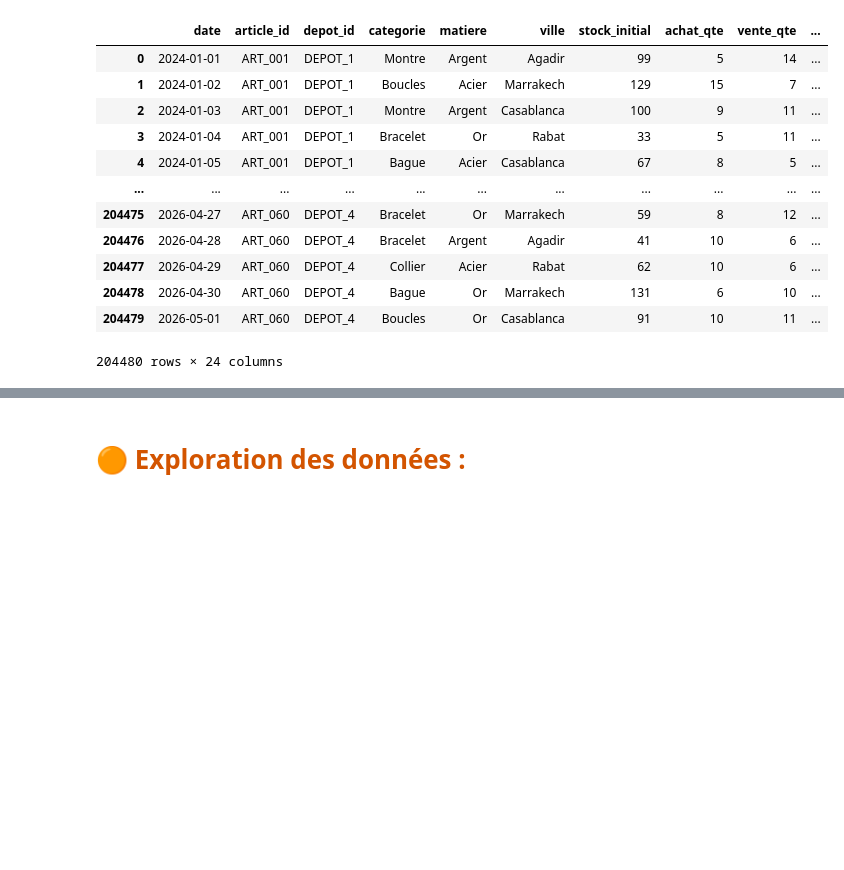
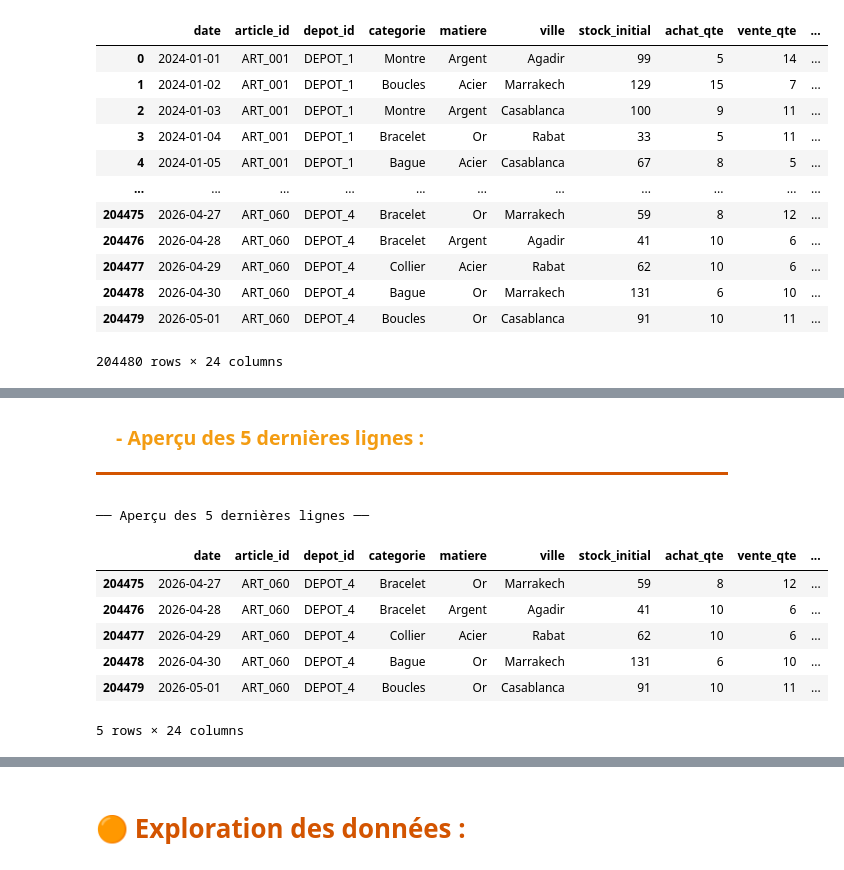
Before and after one commit to salmaIKSOD/Intelligent-Stock-Optimization-Platform, a Jupyter notebook: Notebooks/Stock.ipynb, the cells around one changed output, grey strips where cells are left out. Saved outputs shown, nothing was run; the diff lists cells and outputs as text; code cells hidden in the pictures; blank space fills up the shorter version.

```diff
--- a/Notebooks/Stock.ipynb
+++ b/Notebooks/Stock.ipynb
@@ -88,0 +113,18 @@ df
+# %% [markdown]
+<div style="background: linear-gradient(to right, #D3540020, #FEF5E8); padding: 12px 20px; border-bottom: 3px solid #D35400; max-width: 1350px; font-family: 'Times New Roman'; margin-bottom: 15px;">
+    <p style="font-family: 'Times New Roman'; font-size: 1.4em; font-weight: bold; color: #F39C12; margin: 0; text-shadow: 0 0 2px rgba(211,84,0,0.2);">
+         - Aperçu des 5 dernières lignes :
+    </p>
+</div>
+# %%
+print('── Aperçu des 5 dernières lignes ──')
+df.tail()
+# %% [output]
+── Aperçu des 5 dernières lignes ──
+|  | date | article_id | depot_id | categorie | matiere | ville | stock_initial | achat_qte | vente_qte | ... |
+| 204475 | 2026-04-27 | ART_060 | DEPOT_4 | Bracelet | Or | Marrakech | 59 | 8 | 12 | ... |
+| 204476 | 2026-04-28 | ART_060 | DEPOT_4 | Bracelet | Argent | Agadir | 41 | 10 | 6 | ... |
+| 204477 | 2026-04-29 | ART_060 | DEPOT_4 | Collier | Acier | Rabat | 62 | 10 | 6 | ... |
+| 204478 | 2026-04-30 | ART_060 | DEPOT_4 | Bague | Or | Marrakech | 131 | 6 | 10 | ... |
+| 204479 | 2026-05-01 | ART_060 | DEPOT_4 | Boucles | Or | Casablanca | 91 | 10 | 11 | ... |
+5 rows × 24 columns
```
Also changed, not shown: parts of 9 cells of this notebook, 1 other file.
